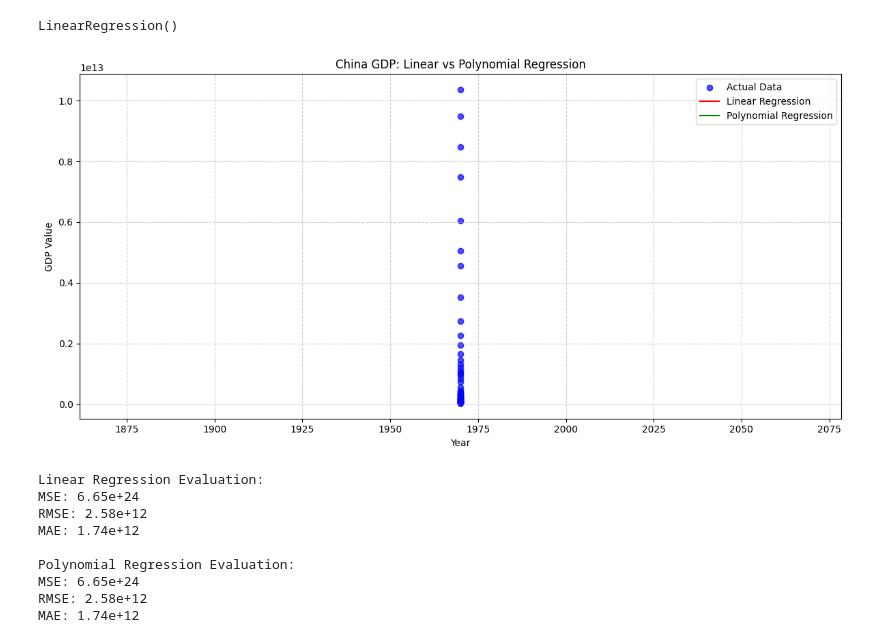
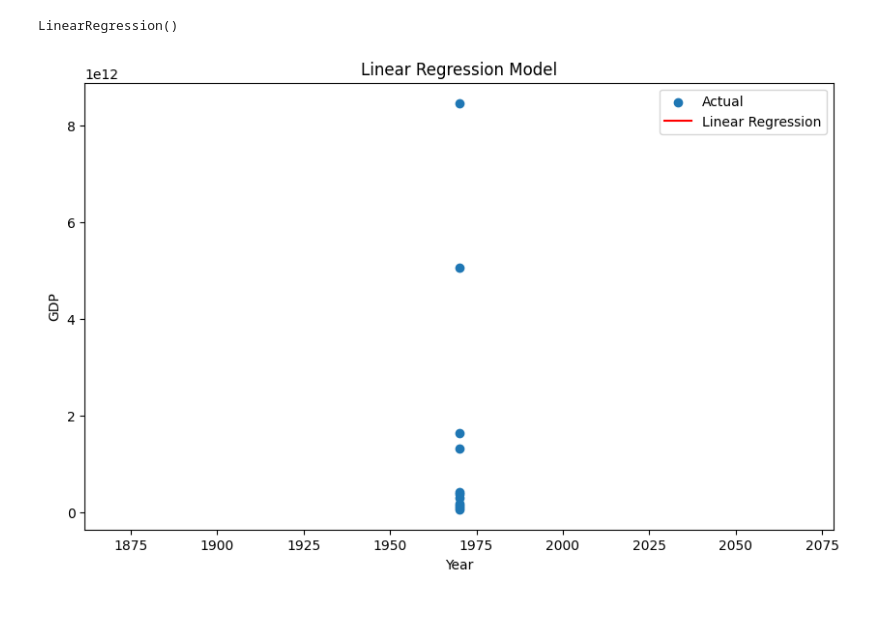
Before and after one commit to zachary013/ml-labs, a Jupyter notebook: atelier1/notebooks/partie4_regression_polynomiale.ipynb, the cells around one changed output. Cells and saved outputs as stored; diff of their text form; code cells hidden in the pictures; blank space fills up the shorter version.

```diff
--- a/atelier1/notebooks/partie4_regression_polynomiale.ipynb
+++ b/atelier1/notebooks/partie4_regression_polynomiale.ipynb
@@ -38,48 +38,13 @@ LinearRegression()
 linear_pred = linear_model.predict(X_test)
 poly_pred = poly_model.predict(X_poly_test)
 # %%
-plt.figure(figsize=(12, 6))
-plt.scatter(X, y, color='blue', label='Actual Data', alpha=0.7)
-plt.plot(X_test, linear_pred, color='red', label='Linear Regression')
-plt.plot(X_test, poly_pred, color='green', label='Polynomial Regression')
+plt.figure(figsize=(10, 6))
+plt.scatter(X_test, y_test, label='Actual')
+plt.plot(X_test, linear_model.predict(X_test), color='r', label='Linear Regression')
 plt.xlabel('Year')
-plt.ylabel('GDP Value')
-plt.title('China GDP: Linear vs Polynomial Regression')
+plt.ylabel('GDP')
+plt.title('Linear Regression Model')
 plt.legend()
-plt.grid(True, linestyle='--', alpha=0.6)
-plt.tight_layout()
 plt.show()
 # %% [output]
-[figure, old version]
+[figure, new version]
-# %%
-def evaluate_model(y_true, y_pred):
-    mse = mean_squared_error(y_true, y_pred)
-    rmse = np.sqrt(mse)
-    mae = mean_absolute_error(y_true, y_pred)
-    return mse, rmse, mae
-
-# Evaluate Linear Regression
-linear_mse, linear_rmse, linear_mae = evaluate_model(y_test, linear_pred)
-
-# Evaluate Polynomial Regression
-poly_mse, poly_rmse, poly_mae = evaluate_model(y_test, poly_pred)
-
-print("Linear Regression Evaluation:")
-print(f"MSE: {linear_mse:.2e}")
-print(f"RMSE: {linear_rmse:.2e}")
-print(f"MAE: {linear_mae:.2e}")
-
-print("\nPolynomial Regression Evaluation:")
-print(f"MSE: {poly_mse:.2e}")
-print(f"RMSE: {poly_rmse:.2e}")
-print(f"MAE: {poly_mae:.2e}")
-# %% [output]
-Linear Regression Evaluation:
-MSE: 6.65e+24
-RMSE: 2.58e+12
-MAE: 1.74e+12
-
-Polynomial Regression Evaluation:
-MSE: 6.65e+24
-RMSE: 2.58e+12
-MAE: 1.74e+12
```
Also changed, not shown: parts of 4 cells of this notebook.
